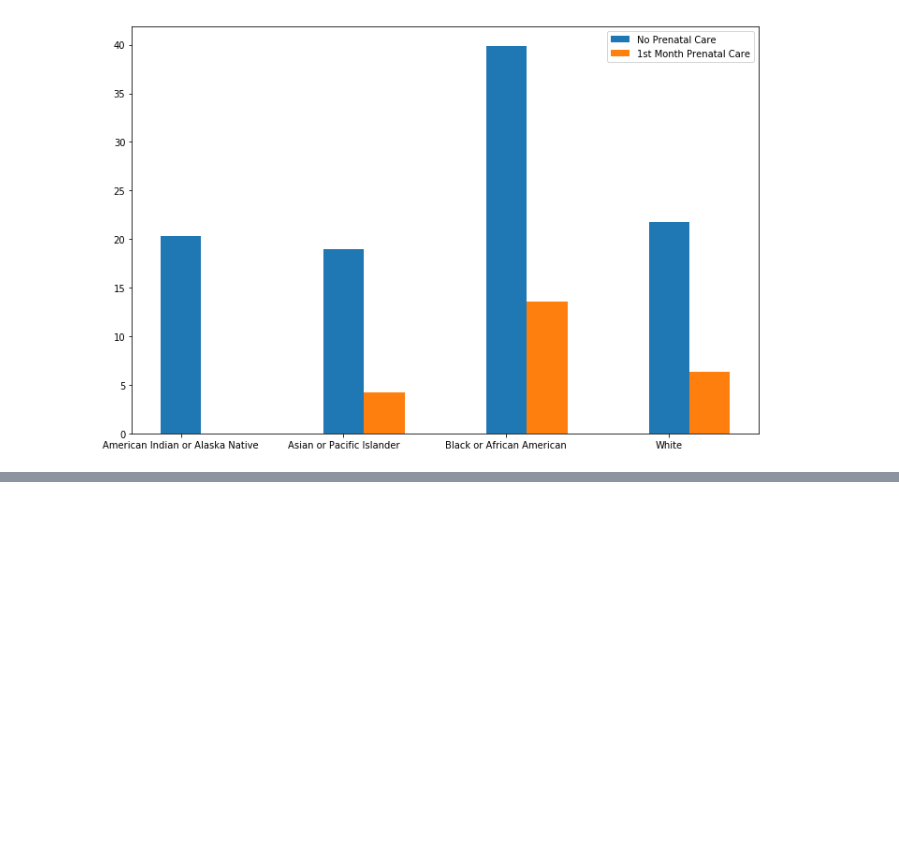
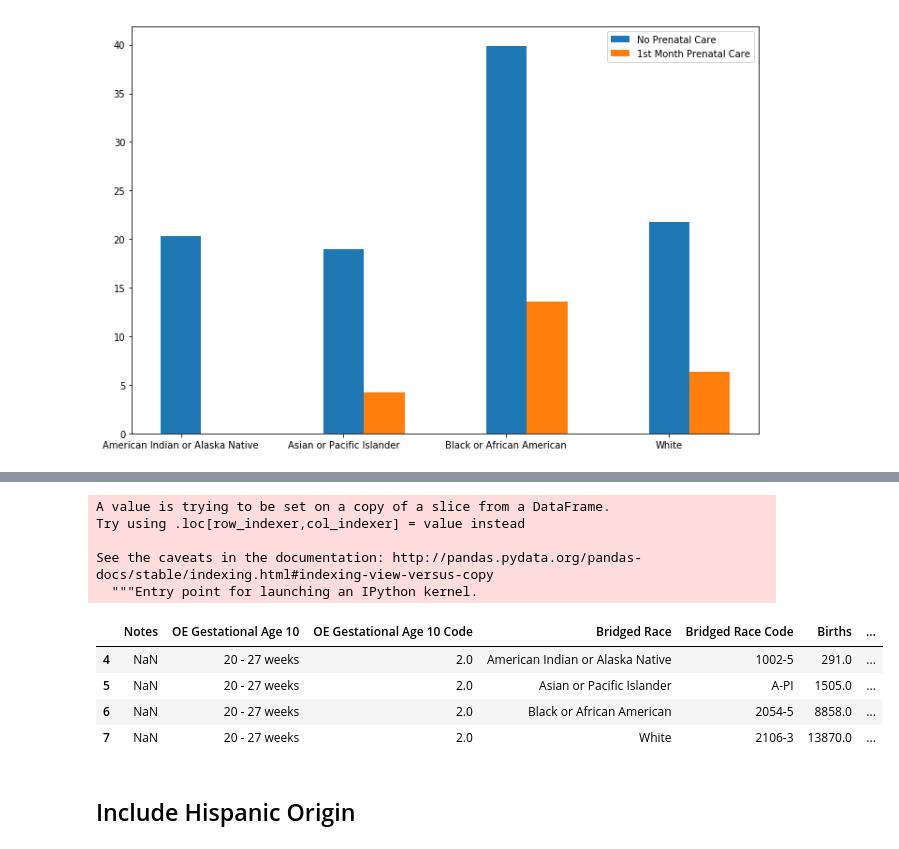
Before and after one commit to jasminajovanovic/IMR, a Jupyter notebook: IMR-jasmina.ipynb, the cells around one changed output, grey strips where cells are left out. Drawn from its saved outputs; the diff is of its cells as text; code cells hidden in the pictures; blank space fills up the shorter version.

```diff
--- a/IMR-jasmina.ipynb
+++ b/IMR-jasmina.ipynb
@@ -325,2 +333,2 @@ dfExtremePrematurityByRace = pd.read_csv("datafiles/percentage of extreme premat
 # %%
-dfExtremePrematurityByRace.dropna(subset=['Births'])
+dfExtremePrematurityByRace.dropna(subset=['Births'], inplace=True)
@@ -332,0 +343,2 @@ dfExtremePrematurityByRace.dropna(subset=['Births'])
+# %%
+dfExtremePrematurityByRace['Total for Race'] = dfExtremePrematurityByRace.apply((lambda x: totalForRace(dfExtremePrematurityByRace, x['Bridged Race'])), axis=1)
@@ -333,3 +351,23 @@ dfExtremePrematurityByRace.dropna(subset=['Births'])
+# %%
+dfExtremePrematurity20to27 = dfExtremePrematurityByRace.loc[dfExtremePrematurityByRace['OE Gestational Age 10'] == '20 - 27 weeks']
+# %%
+dfExtremePrematurity20to27['Percent of Total Births'] = dfExtremePrematurity20to27.apply((lambda row: row['Births']/row['Total for Race']*100), axis=1)
+# %% [output]
+A value is trying to be set on a copy of a slice from a DataFrame.
+Try using .loc[row_indexer,col_indexer] = value instead
+
+See the caveats in the documentation: http://pandas.pydata.org/pandas-docs/stable/indexing.html#indexing-view-versus-copy
+  """Entry point for launching an IPython kernel.
+# %%
+dfExtremePrematurity20to27
+# %% [output]
+|  | Notes | OE Gestational Age 10 | OE Gestational Age 10 Code | Bridged Race | Bridged Race Code | Births | ... |
+| 4 | NaN | 20 - 27 weeks | 2.0 | American Indian or Alaska Native | 1002-5 | 291.0 | ... |
+| 5 | NaN | 20 - 27 weeks | 2.0 | Asian or Pacific Islander | A-PI | 1505.0 | ... |
+| 6 | NaN | 20 - 27 weeks | 2.0 | Black or African American | 2054-5 | 8858.0 | ... |
+| 7 | NaN | 20 - 27 weeks | 2.0 | White | 2106-3 | 13870.0 | ... |
+# %% [markdown]
+## Include Hispanic Origin
 # %%
 dfHispanicByCause = pd.read_csv("datafiles/imr by hispanice origin by cause, 2007-2016.txt", sep='\t')
 # %%
```
Also changed, not shown: parts of 20 cells of this notebook, 5 other files.
